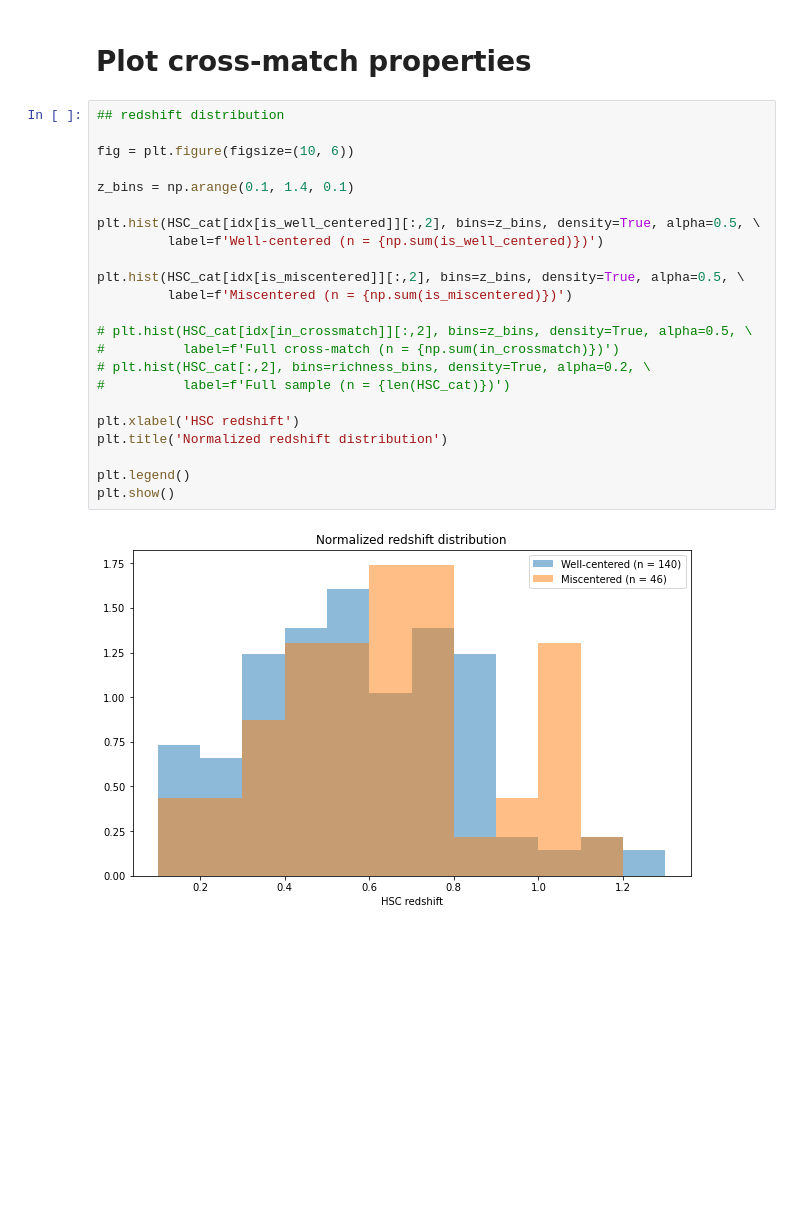
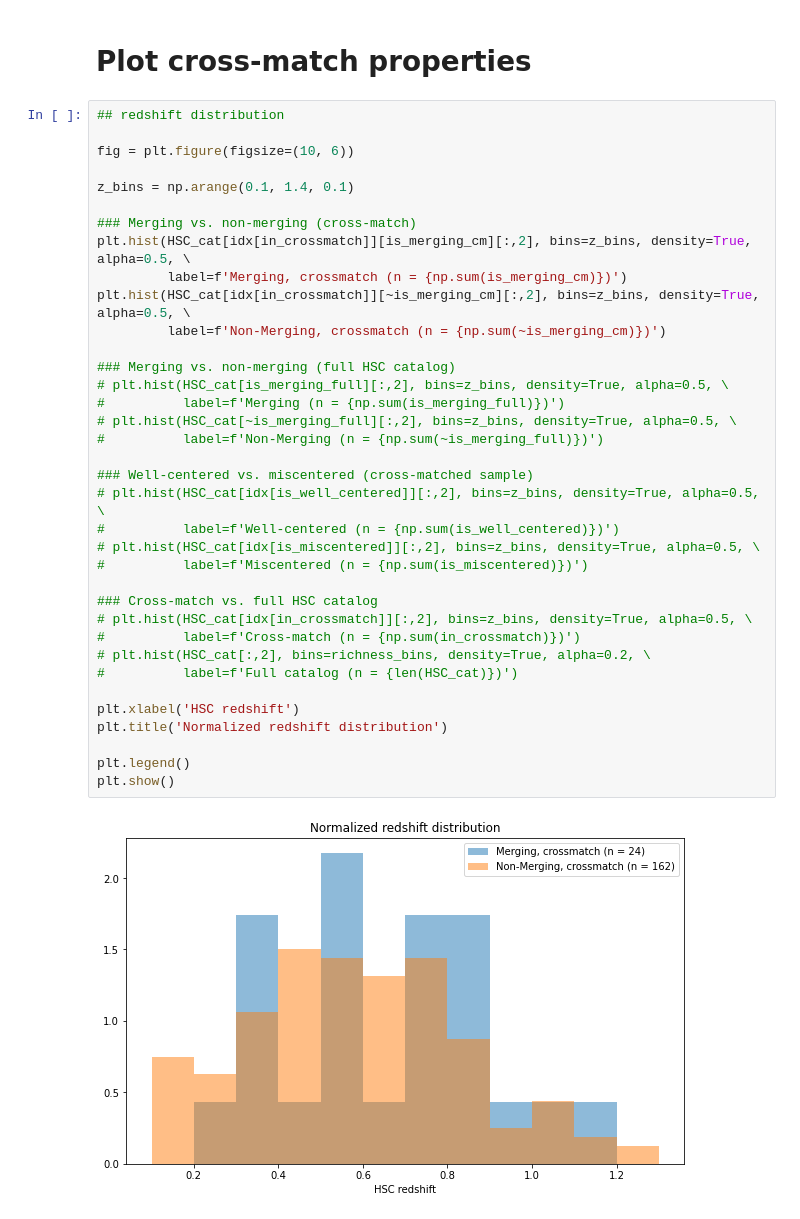
Before and after one commit to Jupiter1994/hsc-miscentering, a Jupyter notebook: Crossmatch_Properties.ipynb, the cells around one changed output. Drawn from its saved outputs; the diff is of its cells as text; blank space fills up the shorter version.

Commit message:
z,lambda distros for merging vs. non-merging

```diff
--- a/Crossmatch_Properties.ipynb
+++ b/Crossmatch_Properties.ipynb
@@ -141,28 +178,41 @@ $[0.64867942] \; \mathrm{Mpc}$
 # %%
 ## redshift distribution
 
 fig = plt.figure(figsize=(10, 6))
 
 z_bins = np.arange(0.1, 1.4, 0.1)
 
-plt.hist(HSC_cat[idx[is_well_centered]][:,2], bins=z_bins, density=True, alpha=0.5, \
-         label=f'Well-centered (n = {np.sum(is_well_centered)})')
+### Merging vs. non-merging (cross-match)
+plt.hist(HSC_cat[idx[in_crossmatch]][is_merging_cm][:,2], bins=z_bins, density=True, alpha=0.5, \
+         label=f'Merging, crossmatch (n = {np.sum(is_merging_cm)})')
+plt.hist(HSC_cat[idx[in_crossmatch]][~is_merging_cm][:,2], bins=z_bins, density=True, alpha=0.5, \
+         label=f'Non-Merging, crossmatch (n = {np.sum(~is_merging_cm)})')
 
-plt.hist(HSC_cat[idx[is_miscentered]][:,2], bins=z_bins, density=True, alpha=0.5, \
-         label=f'Miscentered (n = {np.sum(is_miscentered)})')
+### Merging vs. non-merging (full HSC catalog)
+# plt.hist(HSC_cat[is_merging_full][:,2], bins=z_bins, density=True, alpha=0.5, \
+#          label=f'Merging (n = {np.sum(is_merging_full)})')
+# plt.hist(HSC_cat[~is_merging_full][:,2], bins=z_bins, density=True, alpha=0.5, \
+#          label=f'Non-Merging (n = {np.sum(~is_merging_full)})')
 
+### Well-centered vs. miscentered (cross-matched sample)
+# plt.hist(HSC_cat[idx[is_well_centered]][:,2], bins=z_bins, density=True, alpha=0.5, \
+#          label=f'Well-centered (n = {np.sum(is_well_centered)})')
+# plt.hist(HSC_cat[idx[is_miscentered]][:,2], bins=z_bins, density=True, alpha=0.5, \
+#          label=f'Miscentered (n = {np.sum(is_miscentered)})')
+
+### Cross-match vs. full HSC catalog
 # plt.hist(HSC_cat[idx[in_crossmatch]][:,2], bins=z_bins, density=True, alpha=0.5, \
-#          label=f'Full cross-match (n = {np.sum(in_crossmatch)})')
+#          label=f'Cross-match (n = {np.sum(in_crossmatch)})')
 # plt.hist(HSC_cat[:,2], bins=richness_bins, density=True, alpha=0.2, \
-#          label=f'Full sample (n = {len(HSC_cat)})')
+#          label=f'Full catalog (n = {len(HSC_cat)})')
 
 plt.xlabel('HSC redshift')
 plt.title('Normalized redshift distribution')
 
 plt.legend()
 plt.show()
 # %% [output]
-[figure, old version]
+[figure, new version]
 # %%
 ## richness distribution
 
```
Also changed, not shown: parts of 8 cells of this notebook, 1 other file.
